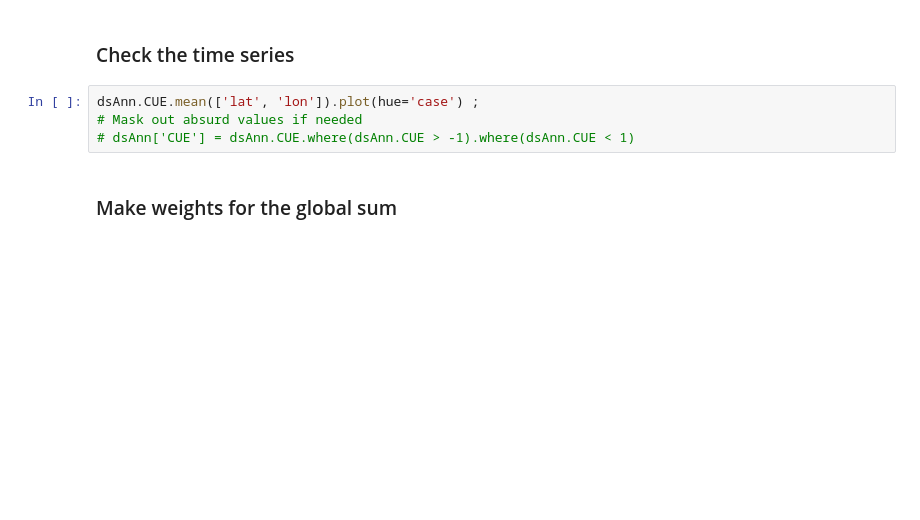
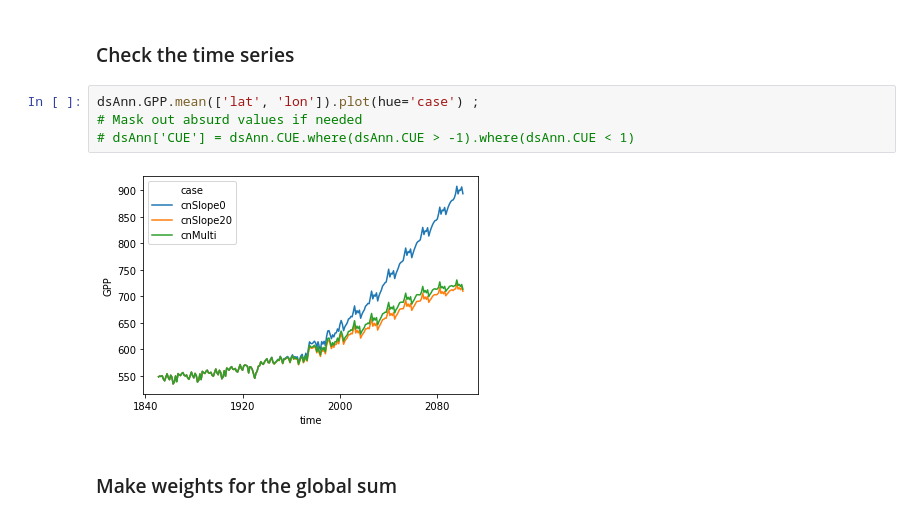
Before and after one commit to emhauser/Foliar-Stoichiometry_CO2, a Jupyter notebook: FoliarCN.ipynb, the cells around one changed output. Saved outputs shown, nothing was run; the diff lists cells and outputs as text; blank space fills up the shorter version.

```diff
--- a/FoliarCN.ipynb
+++ b/FoliarCN.ipynb
@@ -208,9 +213,11 @@ dsAnn.LITCN.mean(['lat', 'lon']).isel(time=10).values
 # %% [markdown]
 ### Check the time series
 # %%
-dsAnn.CUE.mean(['lat', 'lon']).plot(hue='case') ;
+dsAnn.GPP.mean(['lat', 'lon']).plot(hue='case') ;
 # Mask out absurd values if needed
 # dsAnn['CUE'] = dsAnn.CUE.where(dsAnn.CUE > -1).where(dsAnn.CUE < 1)
+# %% [output]
+[figure, added]
 # %% [markdown]
 ### Make weights for the global sum
 # %%
```
Also changed, not shown: parts of 12 cells of this notebook.
